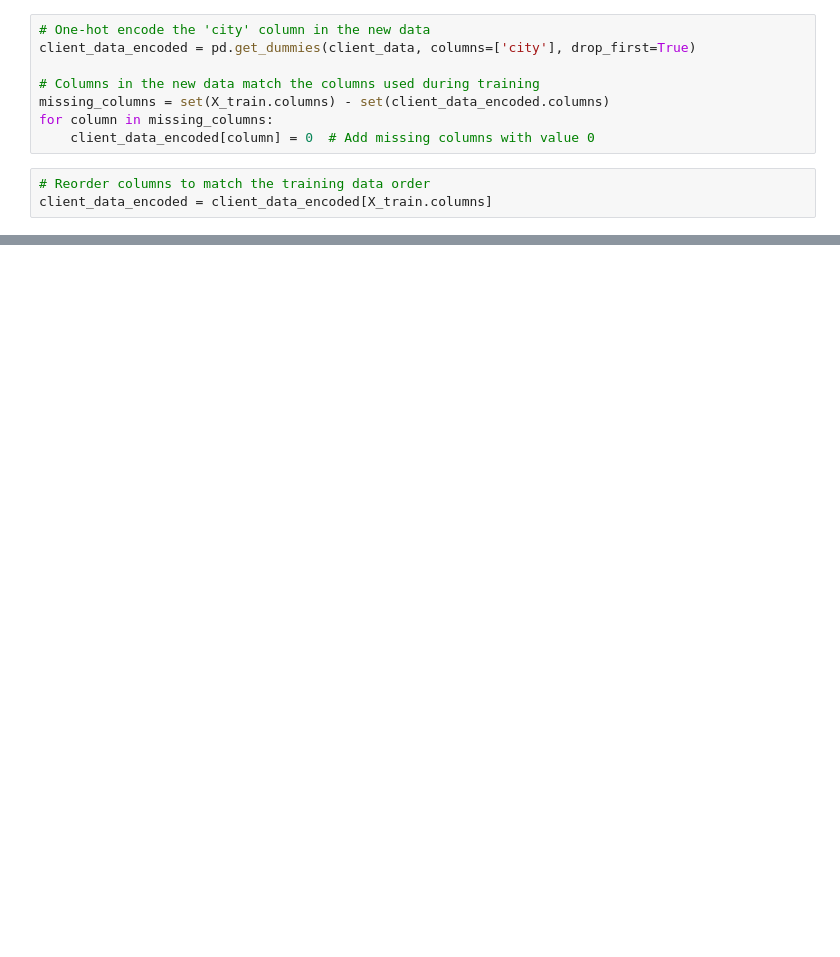
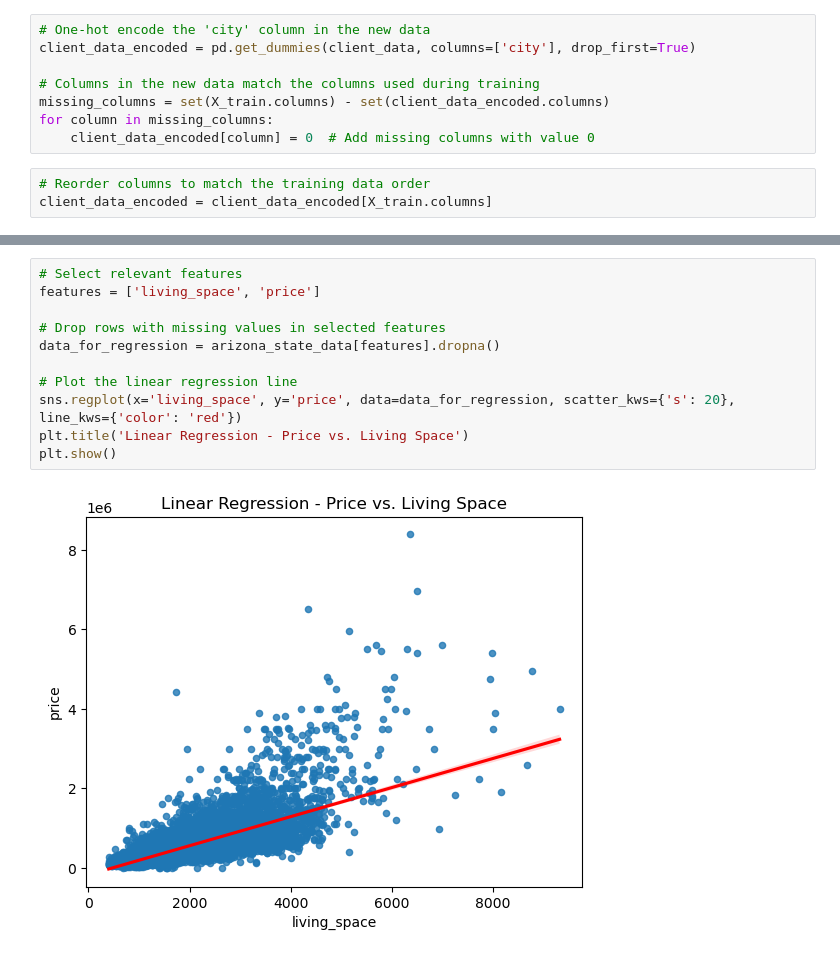
Before and after one commit to Jihyeyoon4/Project4-Group-2, a Jupyter notebook: Price Prediction and Linear Regression.ipynb, the cells around one changed output, grey strips where cells are left out. Cells and saved outputs as stored; diff of their text form; blank space fills up the shorter version.

```diff
--- a/Price Prediction and Linear Regression.ipynb
+++ b/Price Prediction and Linear Regression.ipynb
@@ -415,0 +436,13 @@ Intercept: -47796.753434461076
+# %%
+# Select relevant features
+features = ['living_space', 'price']
+
+# Drop rows with missing values in selected features
+data_for_regression = arizona_state_data[features].dropna()
+
+# Plot the linear regression line
+sns.regplot(x='living_space', y='price', data=data_for_regression, scatter_kws={'s': 20}, line_kws={'color': 'red'})
+plt.title('Linear Regression - Price vs. Living Space')
+plt.show()
+# %% [output]
+[figure, added]
```
Also changed, not shown: parts of 35 cells of this notebook.
